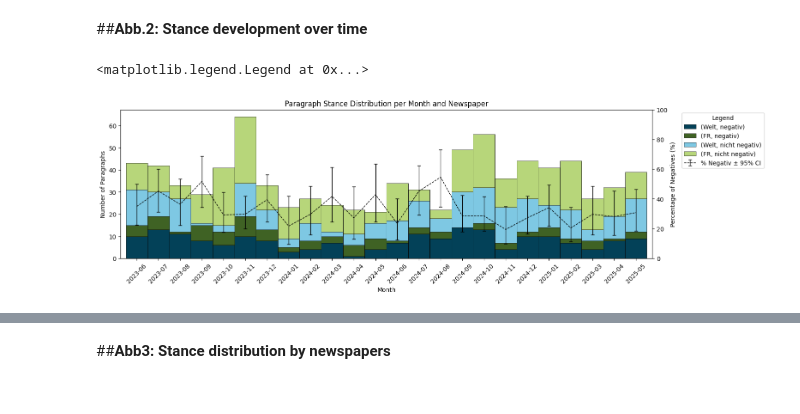
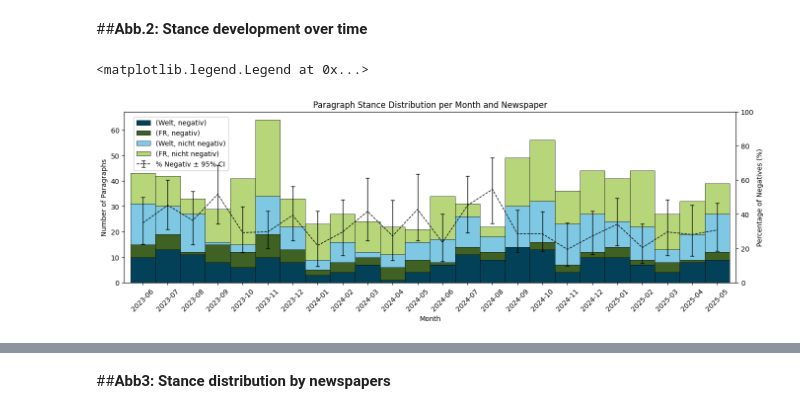
Before and after one commit to hanauert/Hausarbeit-GenAI, a Jupyter notebook: 07_stance_detection_plots.ipynb, the cells around one changed output, grey strips where cells are left out. Drawn from its saved outputs; the diff is of its cells as text; code cells hidden in the pictures.

```diff
--- a/07_stance_detection_plots.ipynb
+++ b/07_stance_detection_plots.ipynb
@@ -16,7 +16,7 @@ Drive already mounted at /content/drive; to attempt to forcibly remount, call dr
 # %% [markdown]
 #**Plots**
 # %%
-paragraphs_merged_df = pd.read_csv('/content/drive/MyDrive/FKM/stance_detection/df_newspaper_filtered_by_paragraph_mergedAB.csv')
+paragraphs_merged_df = pd.read_csv('/content/drive/MyDrive/Hausarbeit_GenAI_Hanauer/data/df_newspaper_filtered_by_paragraph_mergedAB_labeled.csv')
 # %% [markdown]
 ##**Stance development over time**
 # %%
@@ -136,35 +136,46 @@ legend_labels = [f"{np} - {ln.capitalize()}" for np, ln in ordered_columns]
 ax1.legend(legend_labels, title='Newspaper - Stance', bbox_to_anchor=(1.05, 1), loc='upper left')
 
 # Create secondary y-axis for percentage line + CI
 ax2 = ax1.twinx()
 ax2.errorbar(
     percent_negatives.index,
     percent_negatives.values,
     yerr=[
         percent_negatives.values - ci_low_pct,
         ci_upp_pct - percent_negatives.values
     ],
     fmt='--',
     color='black',
     linewidth=1,
     capsize=3,
     label='% Negativ ± 95% CI'
 )
 
 ax2.set_ylabel('Percentage of Negatives (%)')
 ax2.set_ylim(0, 100)
 
 # After plotting both:
 
 # Get handles and labels from bar plot legend
 handles1, labels1 = ax1.get_legend_handles_labels()
 # Get handles and labels from line plot legend
 handles2, labels2 = ax2.get_legend_handles_labels()
 
-# Combine them
-ax1.legend(handles1 + handles2, labels1 + labels2, title='Legend', bbox_to_anchor=(1.05, 1), loc='upper left')
+# Combine legend handles and labels
+handles1, labels1 = ax1.get_legend_handles_labels()
+handles2, labels2 = ax2.get_legend_handles_labels()
+
+# Place legend inside top-left corner without title
+ax1.legend(
+    handles1 + handles2,
+    labels1 + labels2,
+    loc='upper left',
+    bbox_to_anchor=(0.01, 0.99),  # Inside plot
+    frameon=True,
+    framealpha=0.9
+)
 # %% [output]
 <matplotlib.legend.Legend at 0x...>
-[figure, old version]
+[figure, new version]
 # %%
 # Save the correct figure as PDF
```
Also changed, not shown: parts of 2 cells of this notebook.
